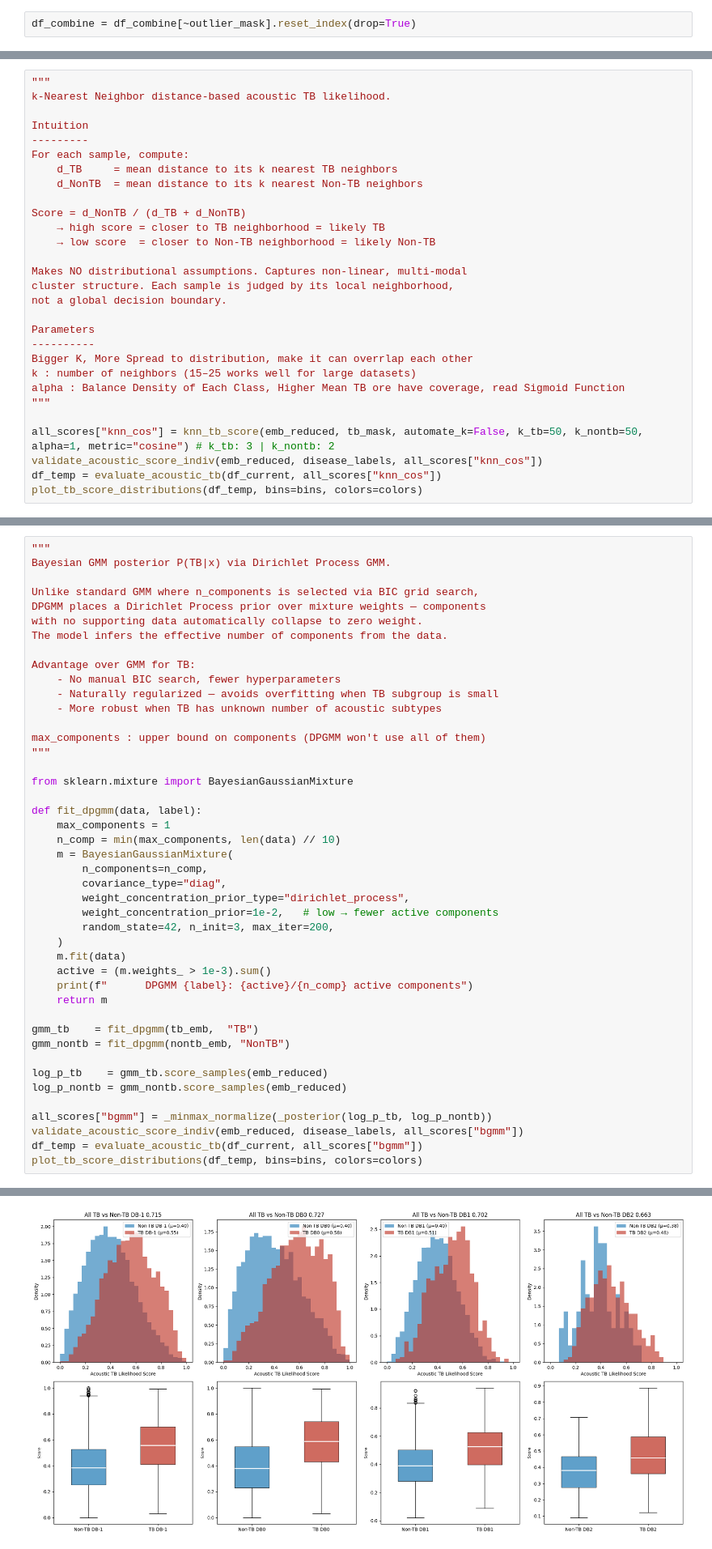
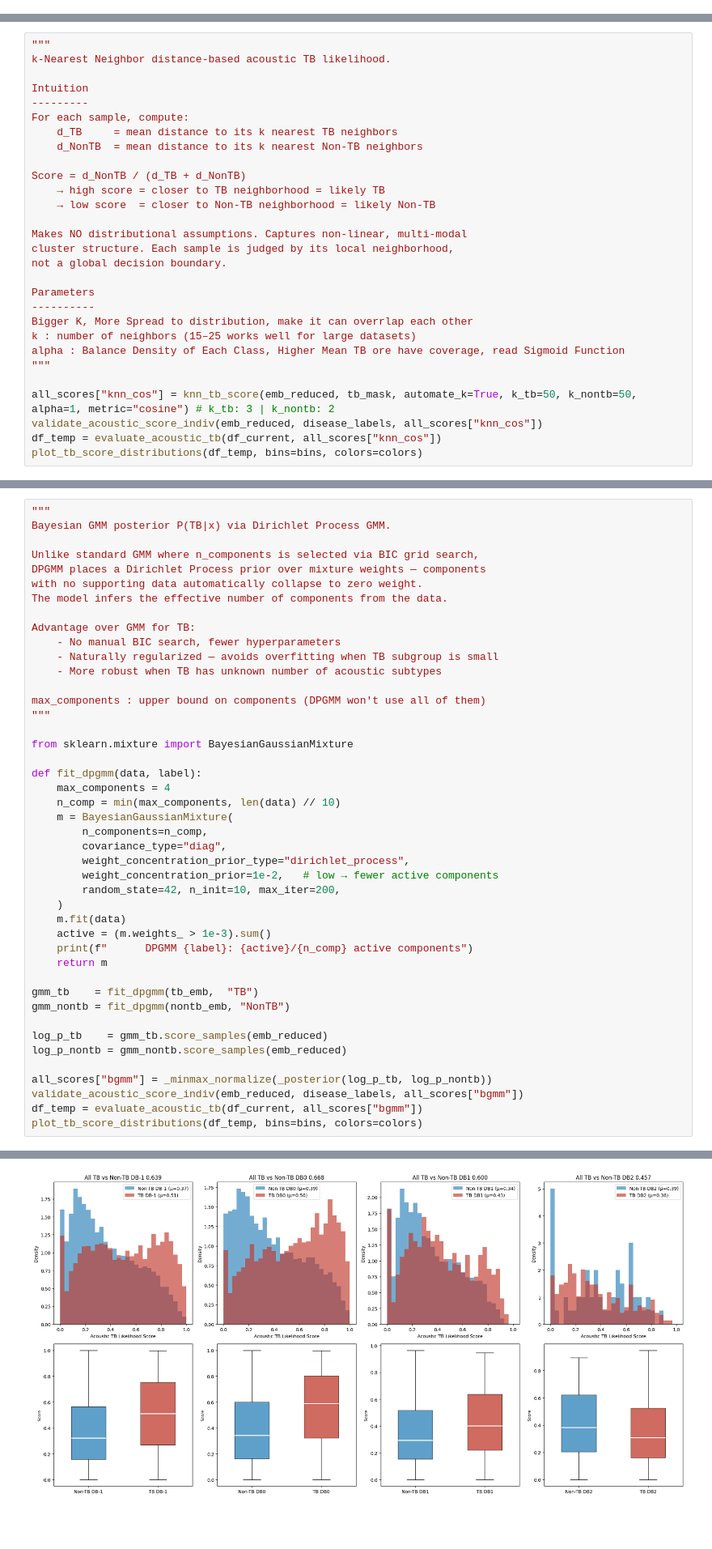
Before and after one commit to arkiven4/NXSCough, a Jupyter notebook: notebooks/qwen_embeddingInnerclass.ipynb, the cells around one changed output, grey strips where cells are left out. Shown at 81% size. Saved outputs shown, nothing was run; the diff lists cells and outputs as text; blank space fills up the shorter version.

```diff
--- a/notebooks/qwen_embeddingInnerclass.ipynb
+++ b/notebooks/qwen_embeddingInnerclass.ipynb
@@ -1533,2 +1690,0 @@ fig.savefig(
-# %%
-df_combine = df_combine[~outlier_mask].reset_index(drop=True)
@@ -1615,7 +1815,7 @@ k : number of neighbors (15–25 works well for large datasets)
 alpha : Balance Density of Each Class, Higher Mean TB ore have coverage, read Sigmoid Function
 """
 
-all_scores["knn_cos"] = knn_tb_score(emb_reduced, tb_mask, automate_k=False, k_tb=50, k_nontb=50, alpha=1, metric="cosine") # k_tb: 3 | k_nontb: 2
+all_scores["knn_cos"] = knn_tb_score(emb_reduced, tb_mask, automate_k=True, k_tb=50, k_nontb=50, alpha=1, metric="cosine") # k_tb: 3 | k_nontb: 2
 validate_acoustic_score_indiv(emb_reduced, disease_labels, all_scores["knn_cos"])
 df_temp = evaluate_acoustic_tb(df_current, all_scores["knn_cos"])
 plot_tb_score_distributions(df_temp, bins=bins, colors=colors)
@@ -1662,14 +1862,14 @@ max_components : upper bound on components (DPGMM won't use all of them)
 from sklearn.mixture import BayesianGaussianMixture
 
 def fit_dpgmm(data, label):
-    max_components = 1
+    max_components = 4
     n_comp = min(max_components, len(data) // 10)
     m = BayesianGaussianMixture(
         n_components=n_comp,
         covariance_type="diag",
         weight_concentration_prior_type="dirichlet_process",
         weight_concentration_prior=1e-2,   # low → fewer active components
-        random_state=42, n_init=3, max_iter=200,
+        random_state=42, n_init=10, max_iter=200,
     )
     m.fit(data)
     active = (m.weights_ > 1e-3).sum()
@@ -1697,4 +1897,4 @@ Acoustic-TB -> DB 0: 868 (32.1%) | DB 1: 109 (12.3%) | DB 2: 39 (9.7%)
-[figure, old version]
+[figure, new version]
 # %%
 """
 Gaussian Likelihood Ratio: log P(x|TB) - log P(x|NonTB).
```
Also changed, not shown: parts of 41 cells of this notebook, 14 other files.
